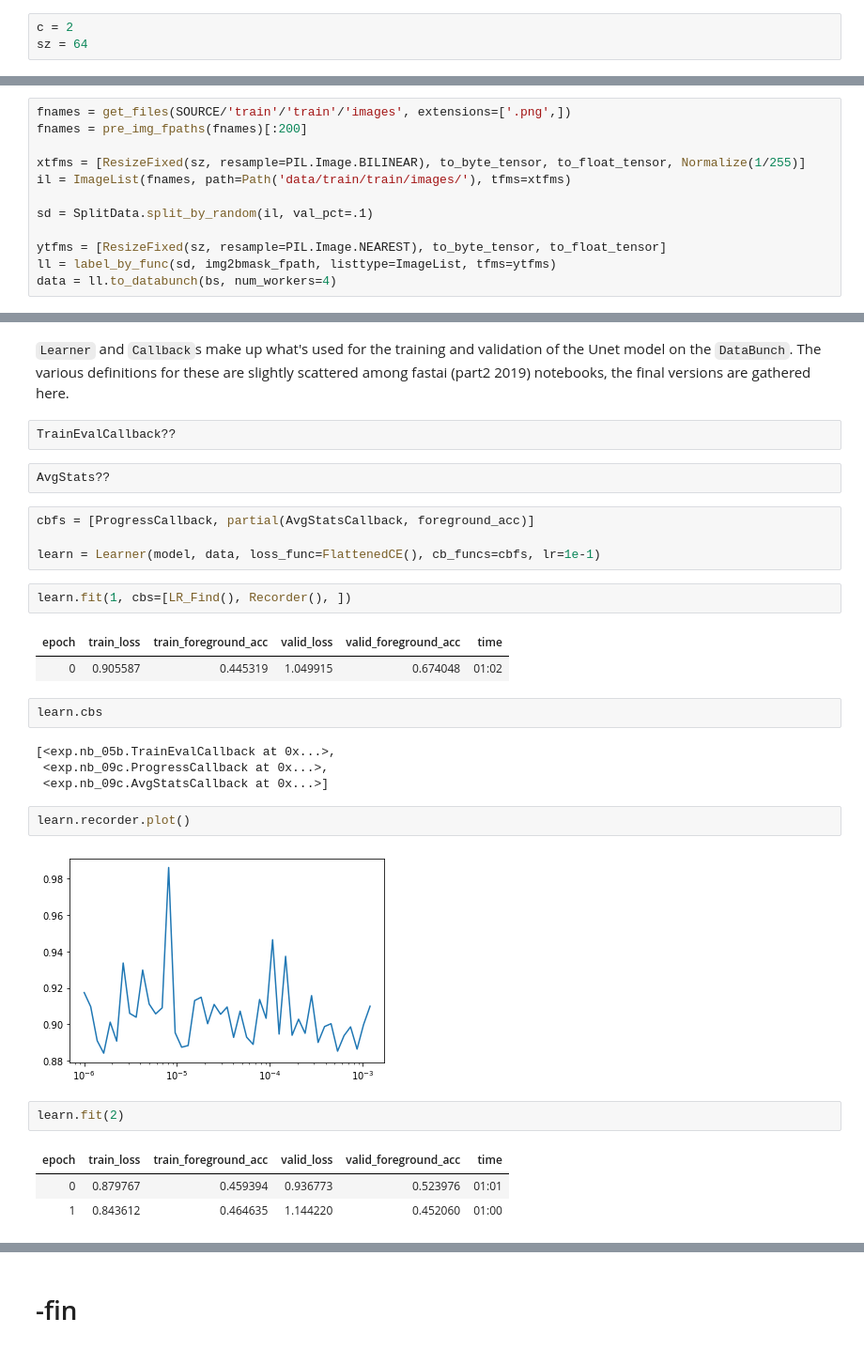
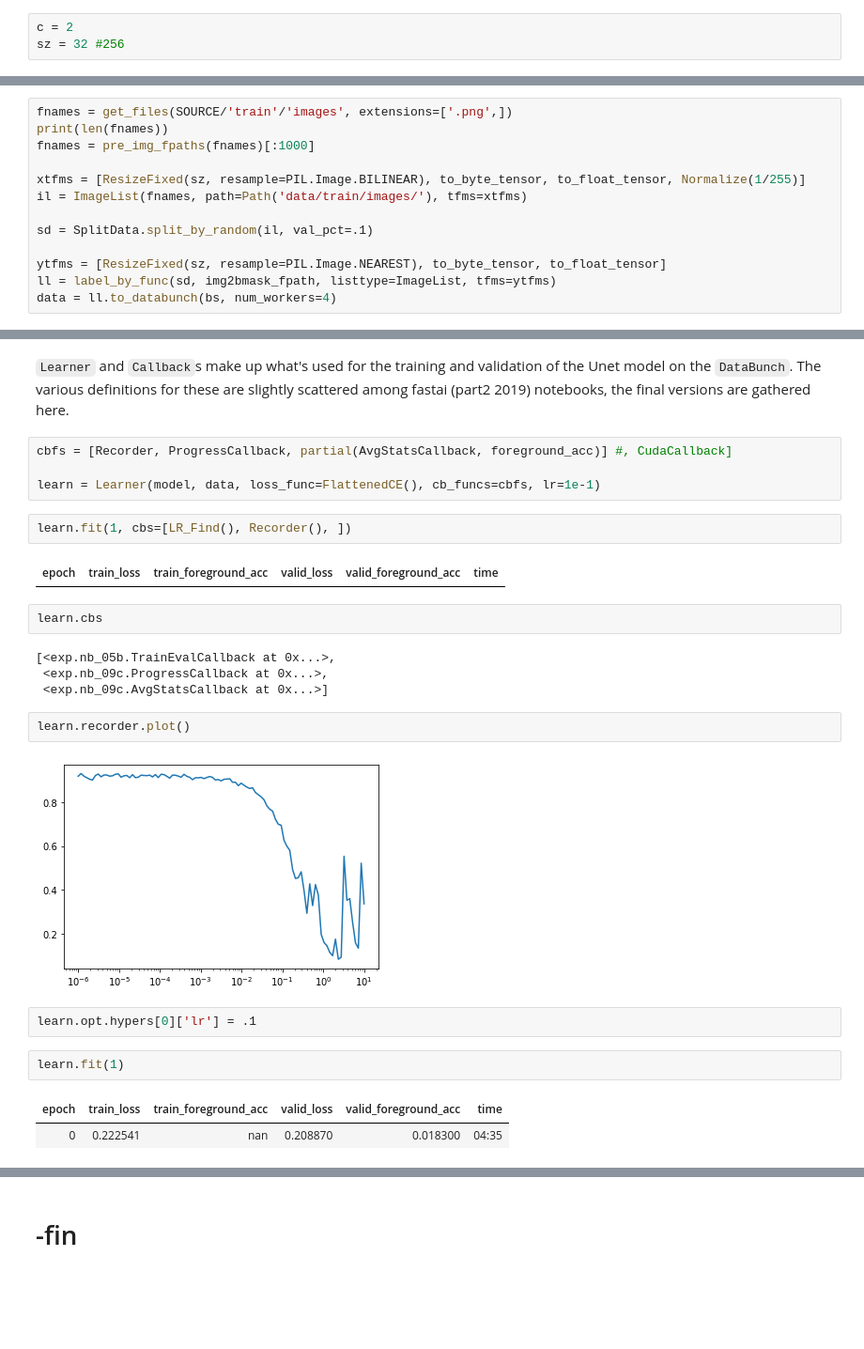
Before and after one commit to qAp/xview2comp, a Jupyter notebook: 02_model.ipynb, the cells around one changed output, grey strips where cells are left out. Shown: that part at 94% size. Saved outputs shown, nothing was run; the diff lists cells and outputs as text; blank space fills up the shorter version.

```diff
--- a/02_model.ipynb
+++ b/02_model.ipynb
@@ -15,7 +21,7 @@ from fastai.vision import models
 Use the Unet that is already available in fastai v1 to begin with.
 # %%
 c = 2
-sz = 64
+sz = 32 #256
 # %%
 encoder = nn.Sequential(*list(models.resnet34().children())[:-2])
 # %%
@@ -51,11 +55,12 @@ SOURCE = Path('data/')
 # %%
 bs = 4
 # %%
-fnames = get_files(SOURCE/'train'/'train'/'images', extensions=['.png',])
-fnames = pre_img_fpaths(fnames)[:200]
+fnames = get_files(SOURCE/'train'/'images', extensions=['.png',])
+print(len(fnames))
+fnames = pre_img_fpaths(fnames)[:1000]
 
 xtfms = [ResizeFixed(sz, resample=PIL.Image.BILINEAR), to_byte_tensor, to_float_tensor, Normalize(1/255)]
-il = ImageList(fnames, path=Path('data/train/train/images/'), tfms=xtfms)
+il = ImageList(fnames, path=Path('data/train/images/'), tfms=xtfms)
 
 sd = SplitData.split_by_random(il, val_pct=.1)
 
@@ -125,19 +132,14 @@ tensor(0.5451)
 ### Learner
 # %% [markdown]
 `Learner` and `Callback`s make up what's used for the training and validation of the Unet model on the `DataBunch`.  The various definitions for these are slightly scattered among fastai (part2 2019) notebooks, the final versions are gathered here.
-# %%
-TrainEvalCallback??
-# %%
-AvgStats??
 # %%
-cbfs = [ProgressCallback, partial(AvgStatsCallback, foreground_acc)]
+cbfs = [Recorder, ProgressCallback, partial(AvgStatsCallback, foreground_acc)] #, CudaCallback]
 
 learn = Learner(model, data, loss_func=FlattenedCE(), cb_funcs=cbfs, lr=1e-1)
 # %%
 learn.fit(1, cbs=[LR_Find(), Recorder(), ])
 # %% [output]
 | epoch | train_loss | train_foreground_acc | valid_loss | valid_foreground_acc | time |
-| 0 | 0.905587 | 0.445319 | 1.049915 | 0.674048 | 01:02 |
 # %%
 learn.cbs
 # %% [output]
@@ -147,10 +149,11 @@ learn.cbs
 # %%
 learn.recorder.plot()
 # %% [output]
-[figure, old version]
+[figure, new version]
+# %%
+learn.opt.hypers[0]['lr'] = .1
 # %%
-learn.fit(2)
+learn.fit(1)
 # %% [output]
 | epoch | train_loss | train_foreground_acc | valid_loss | valid_foreground_acc | time |
-| 0 | 0.879767 | 0.459394 | 0.936773 | 0.523976 | 01:01 |
-| 1 | 0.843612 | 0.464635 | 1.144220 | 0.452060 | 01:00 |
+| 0 | 0.222541 | nan | 0.208870 | 0.018300 | 04:35 |
```
Also changed, not shown: parts of 24 cells of this notebook.
